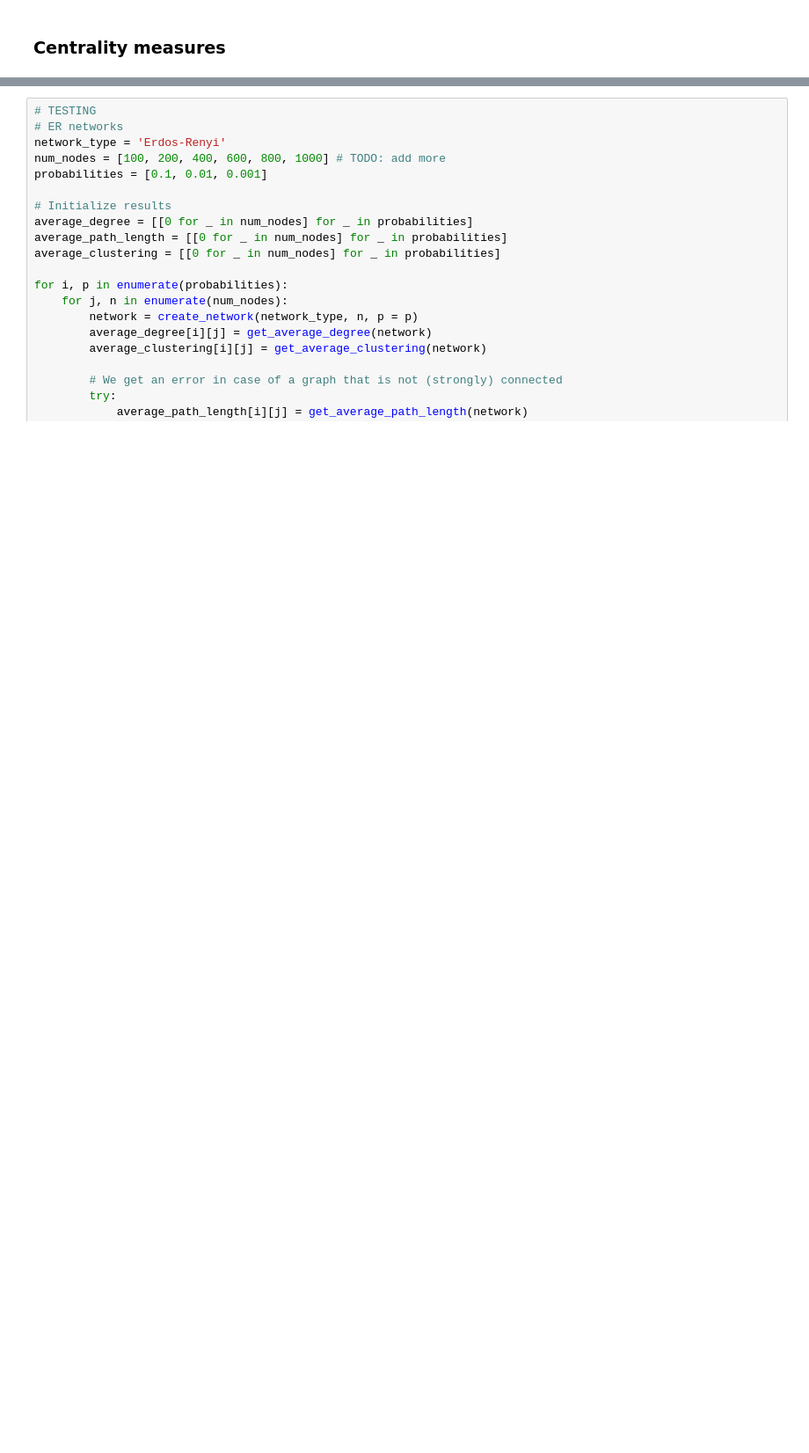
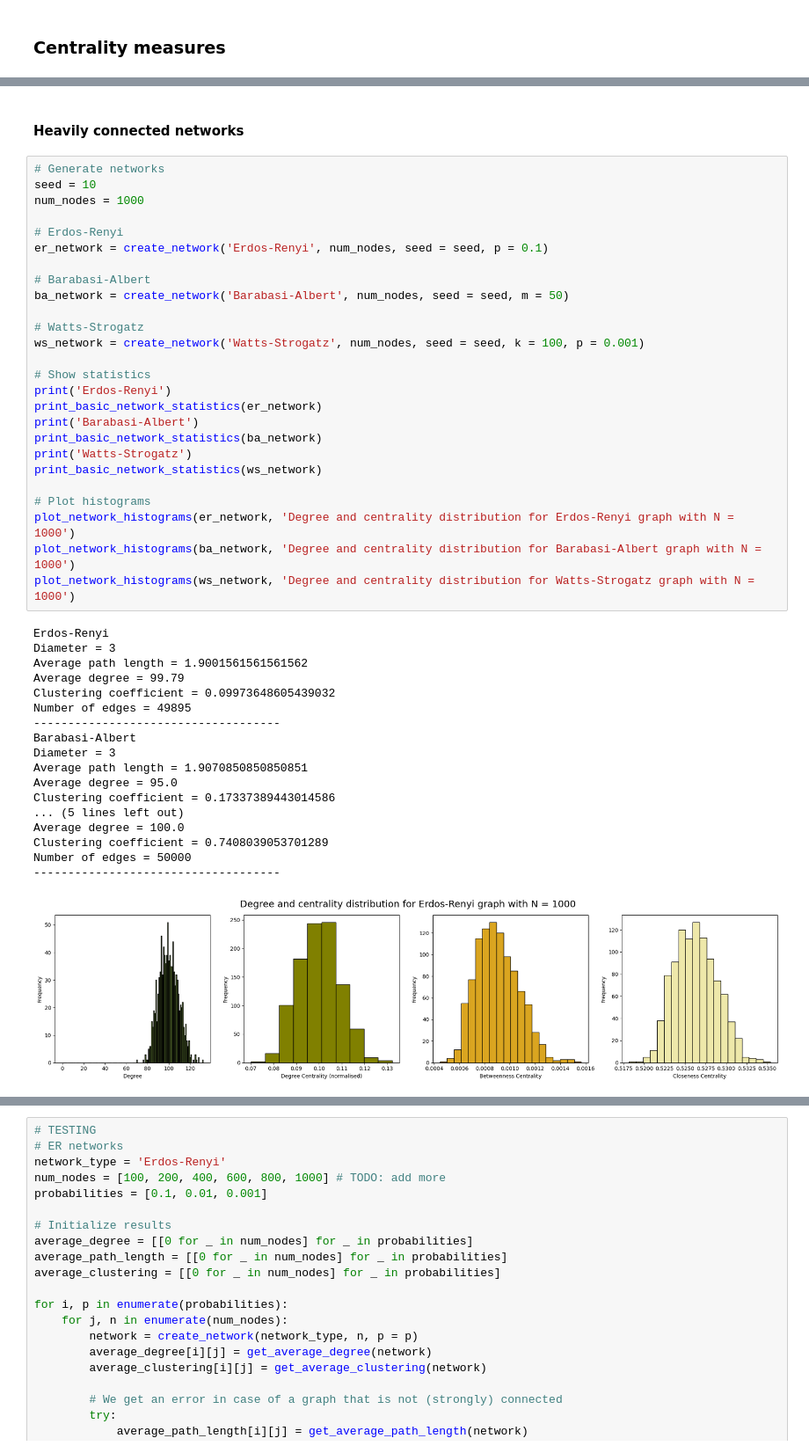
Before and after one commit to kshnva/Intro-CLS-Assignment-2, a Jupyter notebook: new_spatial.ipynb, the cells around one changed output, grey strips where cells are left out. Shown at 88% size. Cells and saved outputs as stored; diff of their text form; blank space fills up the shorter version.

```diff
--- a/new_spatial.ipynb
+++ b/new_spatial.ipynb
@@ -120,0 +271,47 @@ def show_degree_probability(network, title = None):
+# %% [markdown]
+#### Heavily connected networks
+# %%
+# Generate networks
+seed = 10
+num_nodes = 1000
+
+# Erdos-Renyi
+er_network = create_network('Erdos-Renyi', num_nodes, seed = seed, p = 0.1)
+
+# Barabasi-Albert
+ba_network = create_network('Barabasi-Albert', num_nodes, seed = seed, m = 50)
+
+# Watts-Strogatz
+ws_network = create_network('Watts-Strogatz', num_nodes, seed = seed, k = 100, p = 0.001)
+
+# Show statistics
+print('Erdos-Renyi')
+print_basic_network_statistics(er_network)
+print('Barabasi-Albert')
+print_basic_network_statistics(ba_network)
+print('Watts-Strogatz')
+print_basic_network_statistics(ws_network)
+
+# Plot histograms
+plot_network_histograms(er_network, 'Degree and centrality distribution for Erdos-Renyi graph with N = 1000')
+plot_network_histograms(ba_network, 'Degree and centrality distribution for Barabasi-Albert graph with N = 1000')
+plot_network_histograms(ws_network, 'Degree and centrality distribution for Watts-Strogatz graph with N = 1000')
+# %% [output]
+Erdos-Renyi
+Diameter = 3
+Average path length = 1.9001561561561562
+Average degree = 99.79
+Clustering coefficient = 0.09973648605439032
+Number of edges = 49895
+------------------------------------
+Barabasi-Albert
+Diameter = 3
+Average path length = 1.9070850850850851
+Average degree = 95.0
+Clustering coefficient = 0.17337389443014586
+... (5 lines left out)
+Average degree = 100.0
+Clustering coefficient = 0.7408039053701289
+Number of edges = 50000
+------------------------------------
+[figure, added]
```
Also changed, not shown: parts of 17 cells of this notebook.
